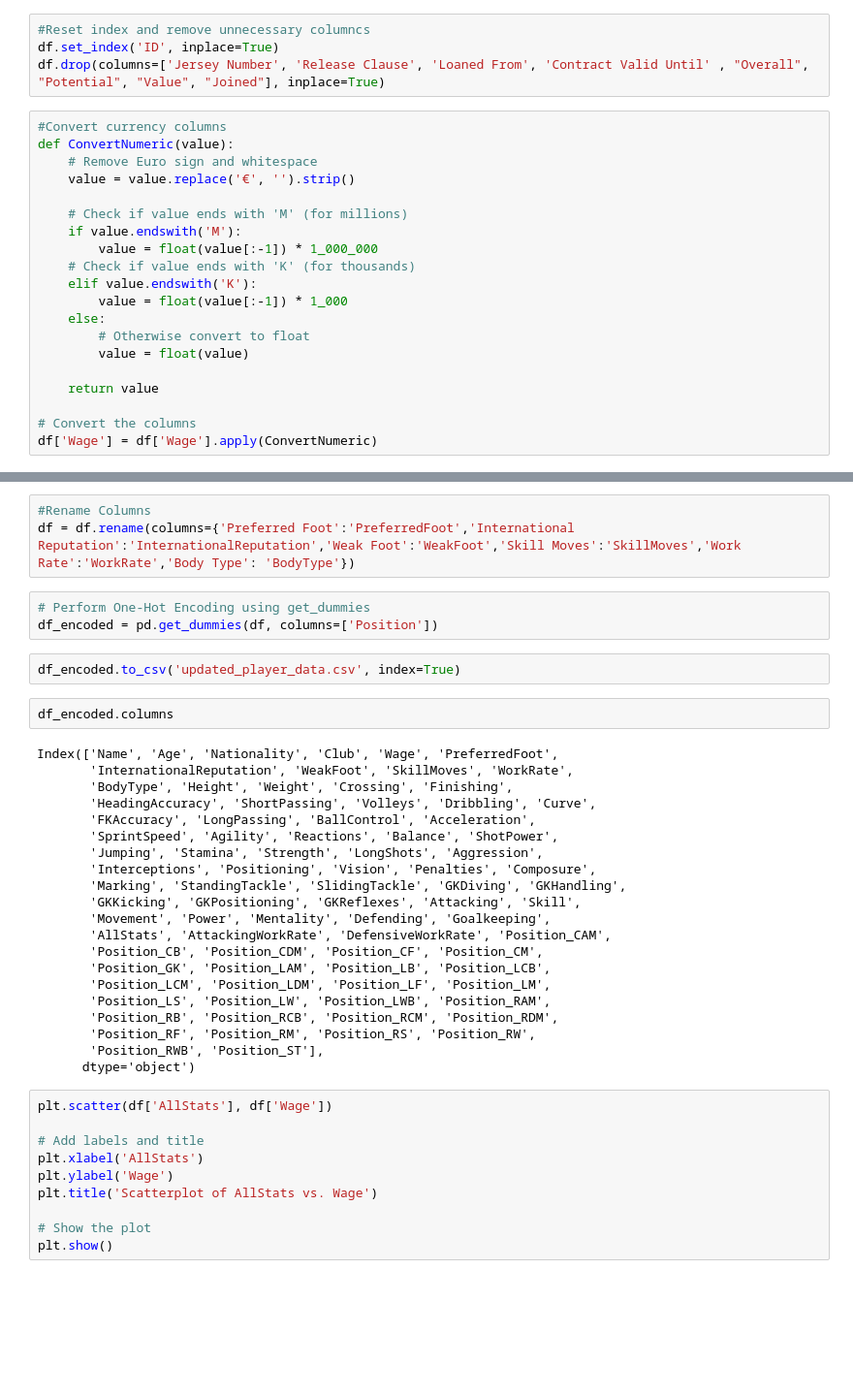
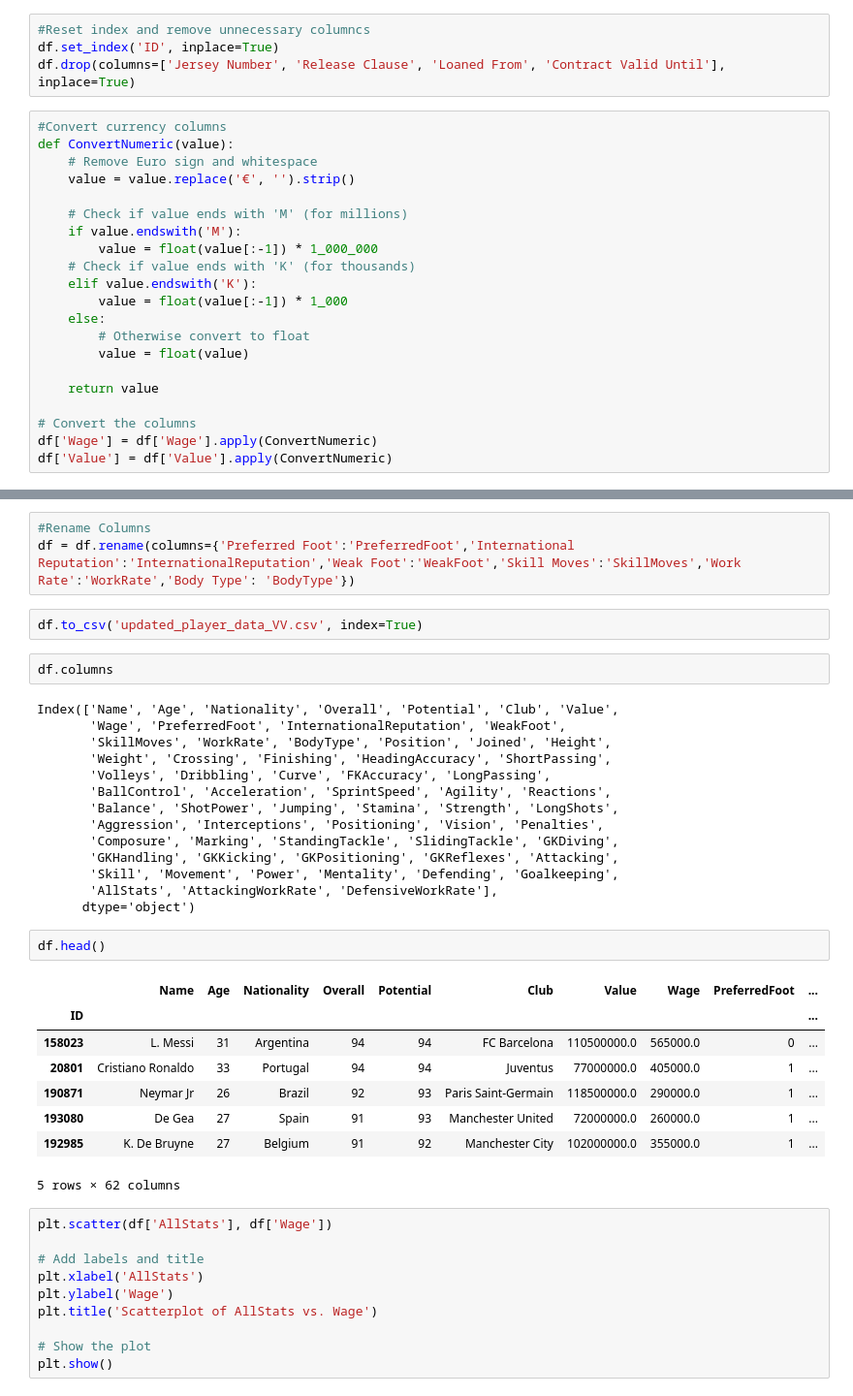
Before and after one commit to JWooll/Bootcamp-Project-4-FIFA, a Jupyter notebook: Project_4_FIFA.ipynb, the cells around one changed output, grey strips where cells are left out. Shown at 97% size. Saved outputs shown, nothing was run; the diff lists cells and outputs as text; blank space fills up the shorter version.

```diff
--- a/Project_4_FIFA.ipynb
+++ b/Project_4_FIFA.ipynb
@@ -16,7 +16,7 @@ df.head()
 # %%
 #Reset index and remove unnecessary columncs
 df.set_index('ID', inplace=True)
-df.drop(columns=['Jersey Number', 'Release Clause', 'Loaned From', 'Contract Valid Until' , "Overall", "Potential", "Value", "Joined"], inplace=True)
+df.drop(columns=['Jersey Number', 'Release Clause', 'Loaned From', 'Contract Valid Until'], inplace=True)
 # %%
 #Convert currency columns
 def ConvertNumeric(value):
@@ -37,6 +37,7 @@ def ConvertNumeric(value):
 
 # Convert the columns
 df['Wage'] = df['Wage'].apply(ConvertNumeric)
+df['Value'] = df['Value'].apply(ConvertNumeric)
 # %%
 #Convert height column
 def height_to_inches(height):
@@ -131,34 +132,35 @@ df['DefensiveWorkRate'] = df['DefensiveWorkRate'].astype(int)
 # %%
 #Rename Columns
 df = df.rename(columns={'Preferred Foot':'PreferredFoot','International Reputation':'InternationalReputation','Weak Foot':'WeakFoot','Skill Moves':'SkillMoves','Work Rate':'WorkRate','Body Type': 'BodyType'})
-# %%
-# Perform One-Hot Encoding using get_dummies
-df_encoded = pd.get_dummies(df, columns=['Position'])
 # %%
-df_encoded.to_csv('updated_player_data.csv', index=True)
+df.to_csv('updated_player_data_VV.csv', index=True)
 # %%
-df_encoded.columns
+df.columns
 # %% [output]
-Index(['Name', 'Age', 'Nationality', 'Club', 'Wage', 'PreferredFoot',
-       'InternationalReputation', 'WeakFoot', 'SkillMoves', 'WorkRate',
-       'BodyType', 'Height', 'Weight', 'Crossing', 'Finishing',
-       'HeadingAccuracy', 'ShortPassing', 'Volleys', 'Dribbling', 'Curve',
-       'FKAccuracy', 'LongPassing', 'BallControl', 'Acceleration',
-       'SprintSpeed', 'Agility', 'Reactions', 'Balance', 'ShotPower',
-       'Jumping', 'Stamina', 'Strength', 'LongShots', 'Aggression',
-       'Interceptions', 'Positioning', 'Vision', 'Penalties', 'Composure',
-       'Marking', 'StandingTackle', 'SlidingTackle', 'GKDiving', 'GKHandling',
-       'GKKicking', 'GKPositioning', 'GKReflexes', 'Attacking', 'Skill',
-       'Movement', 'Power', 'Mentality', 'Defending', 'Goalkeeping',
-       'AllStats', 'AttackingWorkRate', 'DefensiveWorkRate', 'Position_CAM',
-       'Position_CB', 'Position_CDM', 'Position_CF', 'Position_CM',
-       'Position_GK', 'Position_LAM', 'Position_LB', 'Position_LCB',
-       'Position_LCM', 'Position_LDM', 'Position_LF', 'Position_LM',
-       'Position_LS', 'Position_LW', 'Position_LWB', 'Position_RAM',
-       'Position_RB', 'Position_RCB', 'Position_RCM', 'Position_RDM',
-       'Position_RF', 'Position_RM', 'Position_RS', 'Position_RW',
-       'Position_RWB', 'Position_ST'],
+Index(['Name', 'Age', 'Nationality', 'Overall', 'Potential', 'Club', 'Value',
+       'Wage', 'PreferredFoot', 'InternationalReputation', 'WeakFoot',
+       'SkillMoves', 'WorkRate', 'BodyType', 'Position', 'Joined', 'Height',
+       'Weight', 'Crossing', 'Finishing', 'HeadingAccuracy', 'ShortPassing',
+       'Volleys', 'Dribbling', 'Curve', 'FKAccuracy', 'LongPassing',
+       'BallControl', 'Acceleration', 'SprintSpeed', 'Agility', 'Reactions',
+       'Balance', 'ShotPower', 'Jumping', 'Stamina', 'Strength', 'LongShots',
+       'Aggression', 'Interceptions', 'Positioning', 'Vision', 'Penalties',
+       'Composure', 'Marking', 'StandingTackle', 'SlidingTackle', 'GKDiving',
+       'GKHandling', 'GKKicking', 'GKPositioning', 'GKReflexes', 'Attacking',
+       'Skill', 'Movement', 'Power', 'Mentality', 'Defending', 'Goalkeeping',
+       'AllStats', 'AttackingWorkRate', 'DefensiveWorkRate'],
       dtype='object')
+# %%
+df.head()
+# %% [output]
+|  | Name | Age | Nationality | Overall | Potential | Club | Value | Wage | PreferredFoot | ... |
+| ID |  |  |  |  |  |  |  |  |  | ... |
+| 158023 | L. Messi | 31 | Argentina | 94 | 94 | FC Barcelona | 110500000.0 | 565000.0 | 0 | ... |
+| 20801 | Cristiano Ronaldo | 33 | Portugal | 94 | 94 | Juventus | 77000000.0 | 405000.0 | 1 | ... |
+| 190871 | Neymar Jr | 26 | Brazil | 92 | 93 | Paris Saint-Germain | 118500000.0 | 290000.0 | 1 | ... |
+| 193080 | De Gea | 27 | Spain | 91 | 93 | Manchester United | 72000000.0 | 260000.0 | 1 | ... |
+| 192985 | K. De Bruyne | 27 | Belgium | 91 | 92 | Manchester City | 102000000.0 | 355000.0 | 1 | ... |
+5 rows × 62 columns
 # %%
 plt.scatter(df['AllStats'], df['Wage'])
 
```
Also changed, not shown: 6 other files.
